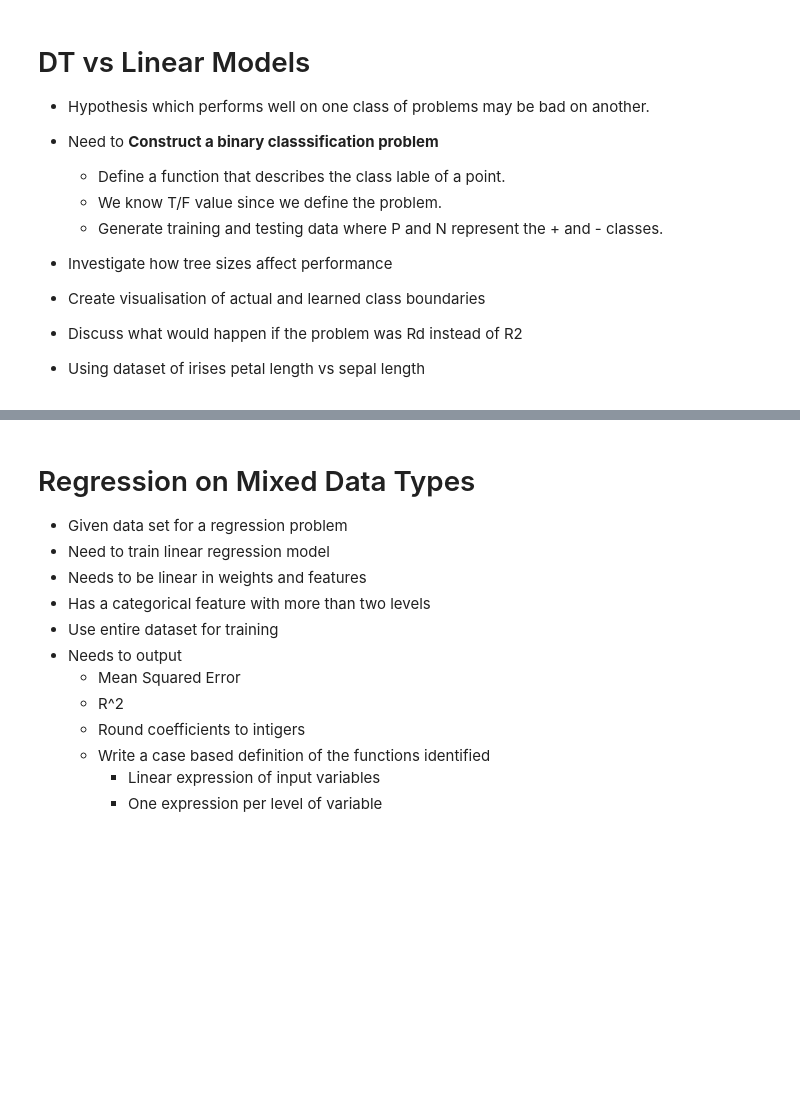
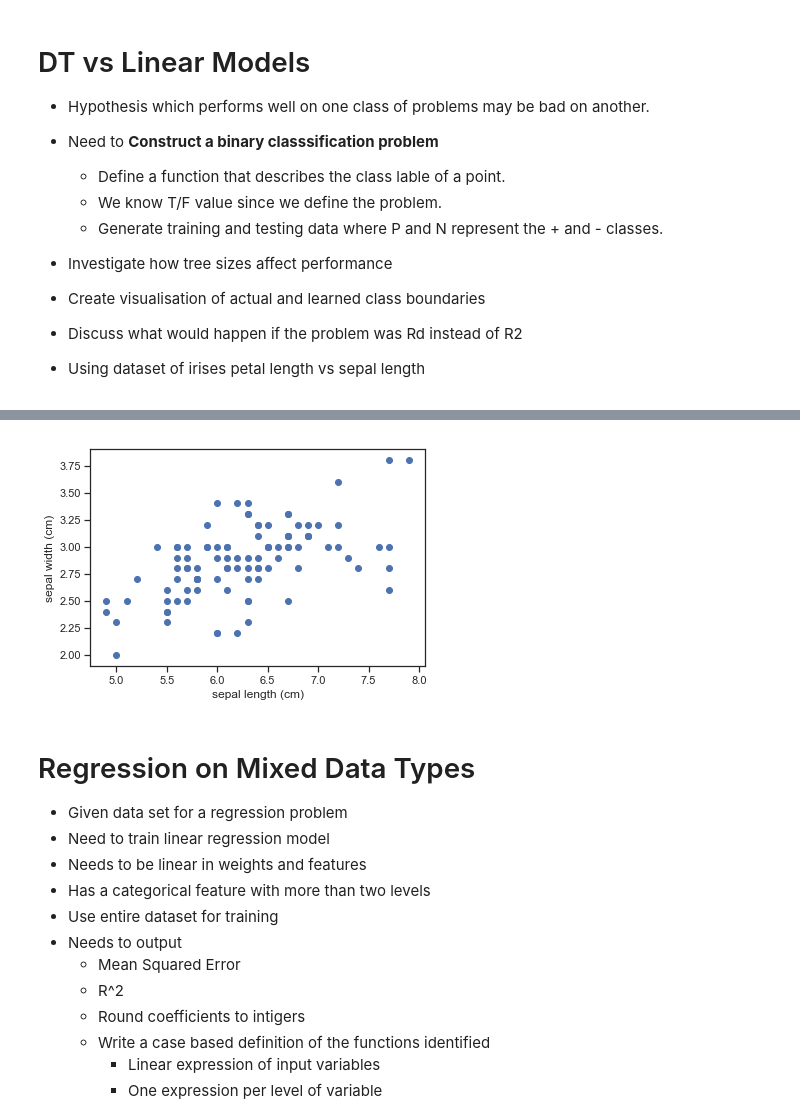
Before and after one commit to t-bingham/ML_Assignment_1, a Jupyter notebook: Assignment 1 Notebook.ipynb, the cells around one changed output, grey strips where cells are left out. Cells and saved outputs as stored; diff of their text form; code cells hidden in the pictures; blank space fills up the shorter version.

```diff
--- a/Assignment 1 Notebook.ipynb
+++ b/Assignment 1 Notebook.ipynb
@@ -207,3 +259,9 @@ graphs = sns.pairplot(iris_sns, kind="reg", x_vars = ["petal_length"], y_vars =
+# %%
+plt.scatter(iris.data[50:,0], iris.data[50:,1])
+plt.xlabel(iris.feature_names[0])
+plt.ylabel(iris.feature_names[1]);
+# %% [output]
+[figure, added]
 # %% [markdown]
 # Regression on Mixed Data Types
 
```
Also changed, not shown: parts of 5 cells of this notebook.
